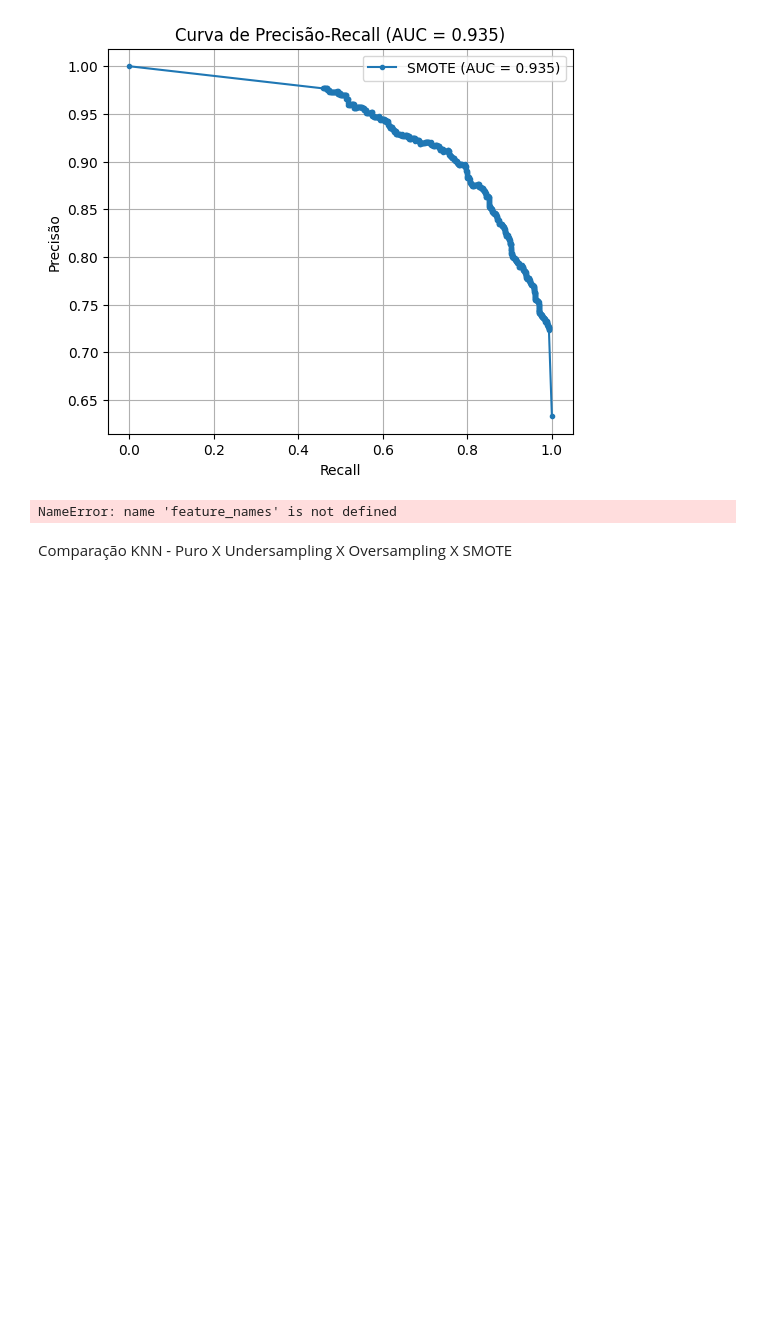
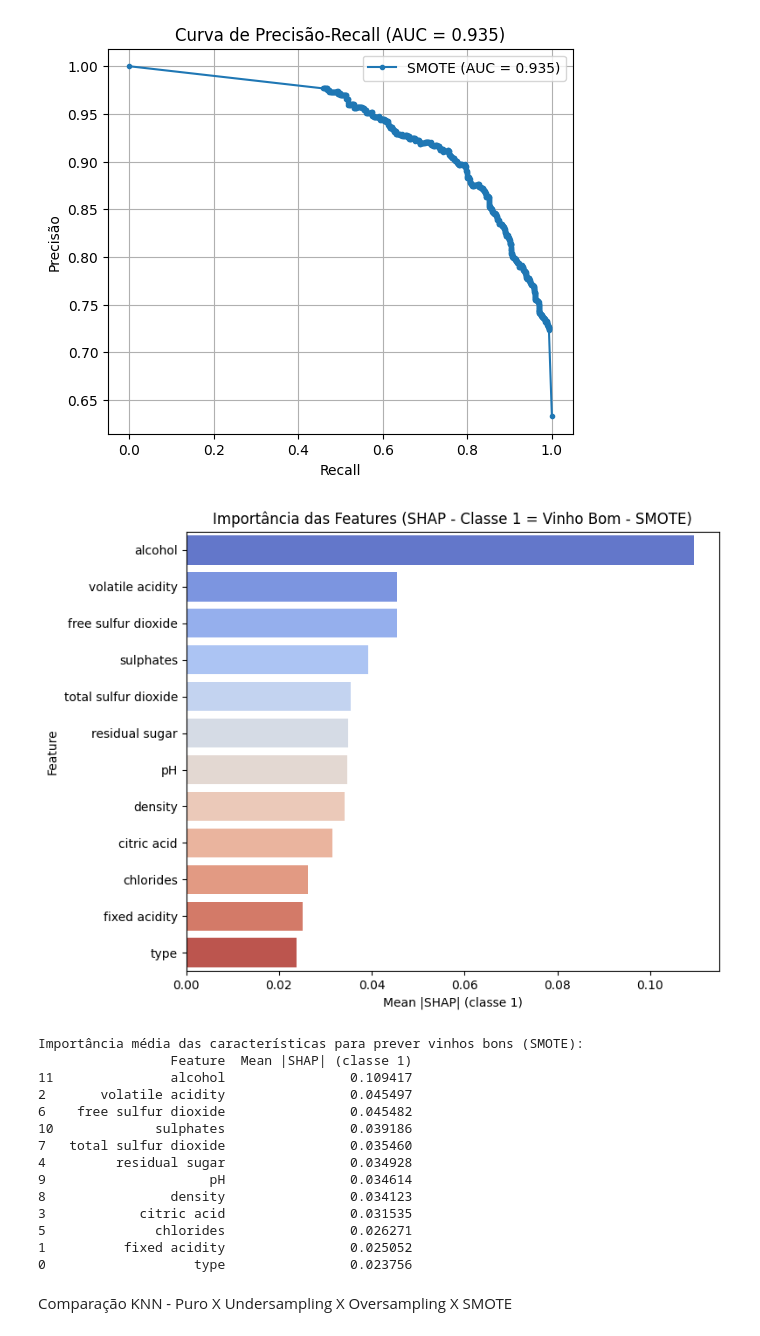
Before and after one commit to BMateusSs/Projeto-PSI3, a Jupyter notebook: knn_wine_quality.ipynb, the cells around one changed output. Drawn from its saved outputs; the diff is of its cells as text; code cells hidden in the pictures; blank space fills up the shorter version.

```diff
--- a/knn_wine_quality.ipynb
+++ b/knn_wine_quality.ipynb
@@ -816,6 +816,7 @@ plt.show()
 [figure]
 # %%
 # SHAP - Explicabilidade para SMOTE
+feature_names = X.columns.tolist()
 X_shap_train_smote = pd.DataFrame(X_train_smote_scaled[:100], columns=feature_names)
 X_shap_test_smote = pd.DataFrame(X_test_scaled[:50], columns=feature_names)
 
@@ -828,34 +829,48 @@ if isinstance(shap_values_smote, list):
     else:
         raise ValueError("Esperava-se shap_values como lista com 2 elementos para problema binário.")
 elif isinstance(shap_values_smote, np.ndarray):
     shap_values_class1 = shap_values_smote
 else:
     raise ValueError("Estrutura inesperada para shap_values.")
 
 shap_values_class1 = shap_values_class1[:, :, 1]
 
 mean_abs_shap_1_smote = np.abs(shap_values_class1).mean(axis=0)
 
 if mean_abs_shap_1_smote.shape[0] != len(feature_names):
     raise ValueError(f"Mismatch entre número de features e tamanho do vetor de importância! ({mean_abs_shap_1_smote.shape[0]} vs {len(feature_names)})")
 
 mean_abs_shap_1_smote = mean_abs_shap_1_smote.flatten()
 
 feature_importance_smote = pd.DataFrame({
     'Feature': feature_names,
     'Mean |SHAP| (classe 1)': mean_abs_shap_1_smote
 }).sort_values(by='Mean |SHAP| (classe 1)', ascending=False)
 
 plt.figure(figsize=(8, 6))
 sns.barplot(x='Mean |SHAP| (classe 1)', y='Feature', data=feature_importance_smote, palette='coolwarm', hue='Feature', legend=False)
 plt.title('Importância das Features (SHAP - Classe 1 = Vinho Bom - SMOTE)')
 plt.tight_layout()
 plt.show()
 
 print("\nImportância média das características para prever vinhos bons (SMOTE):")
 print(feature_importance_smote)
 # %% [output]
+[figure, added]
-NameError: name 'feature_names' is not defined
+Importância média das características para prever vinhos bons (SMOTE):
+                 Feature  Mean |SHAP| (classe 1)
+11               alcohol                0.109417
+2       volatile acidity                0.045497
+6    free sulfur dioxide                0.045482
+10             sulphates                0.039186
+7   total sulfur dioxide                0.035460
+4         residual sugar                0.034928
+9                     pH                0.034614
+8                density                0.034123
+3            citric acid                0.031535
+5              chlorides                0.026271
+1          fixed acidity                0.025052
+0                   type                0.023756
 # %% [markdown]
 Comparação KNN - Puro X Undersampling X Oversampling X SMOTE
 # %%
```
Also changed, not shown: 1 other file.
